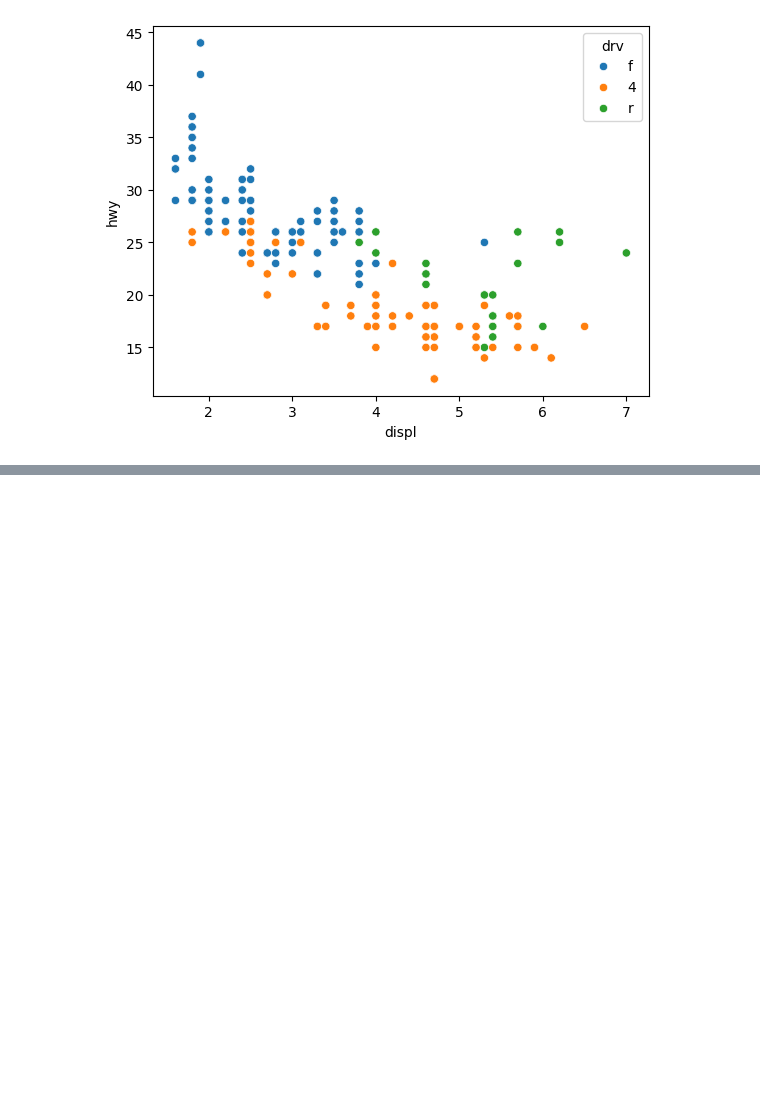
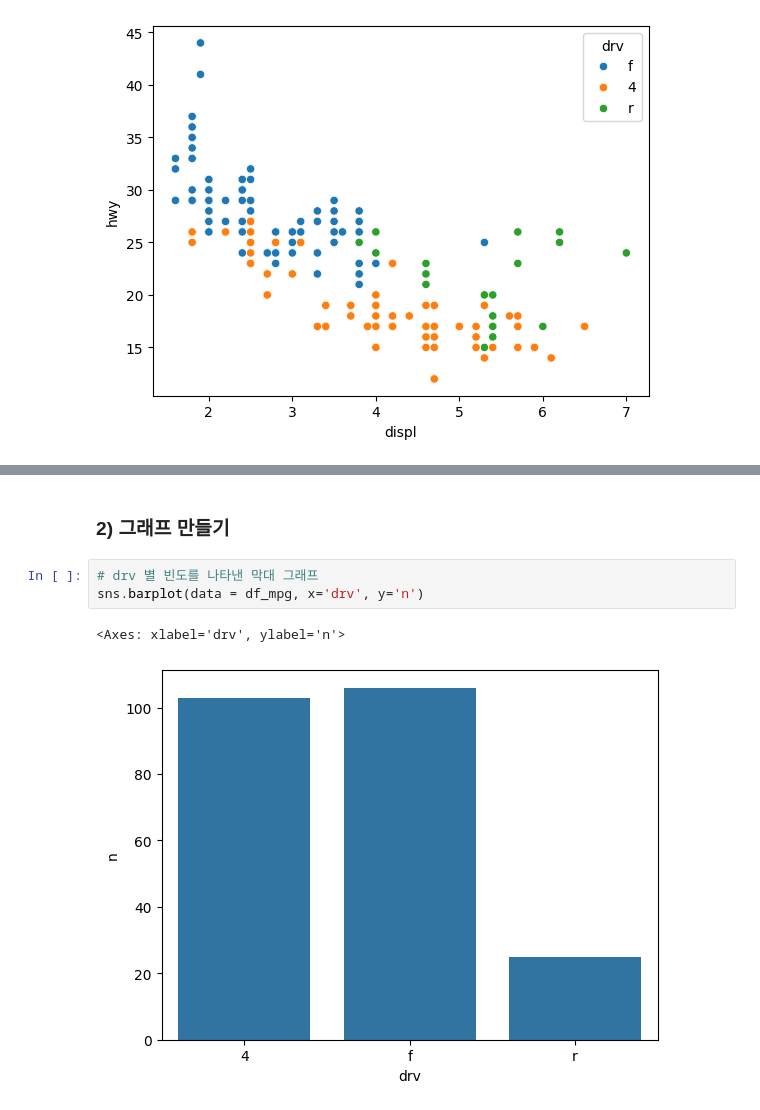
Before and after one commit to Likelion-at-SMWU-13th/HaJiMin, a Jupyter notebook: part2-1/graph1.ipynb, the cells around one changed output, grey strips where cells are left out. Cells and saved outputs as stored; diff of their text form; blank space fills up the shorter version.

```diff
--- a/part2-1/graph1.ipynb
+++ b/part2-1/graph1.ipynb
@@ -37,0 +79,8 @@ sns.scatterplot(data = mpg, x= 'displ', y= 'hwy', hue='drv')
+# %% [markdown]
+### 2) 그래프 만들기
+# %%
+# drv 별 빈도를 나타낸 막대 그래프
+sns.barplot(data = df_mpg, x='drv', y='n')
+# %% [output]
+<Axes: xlabel='drv', ylabel='n'>
+[figure, added]
```
Also changed, not shown: parts of 12 cells of this notebook.
